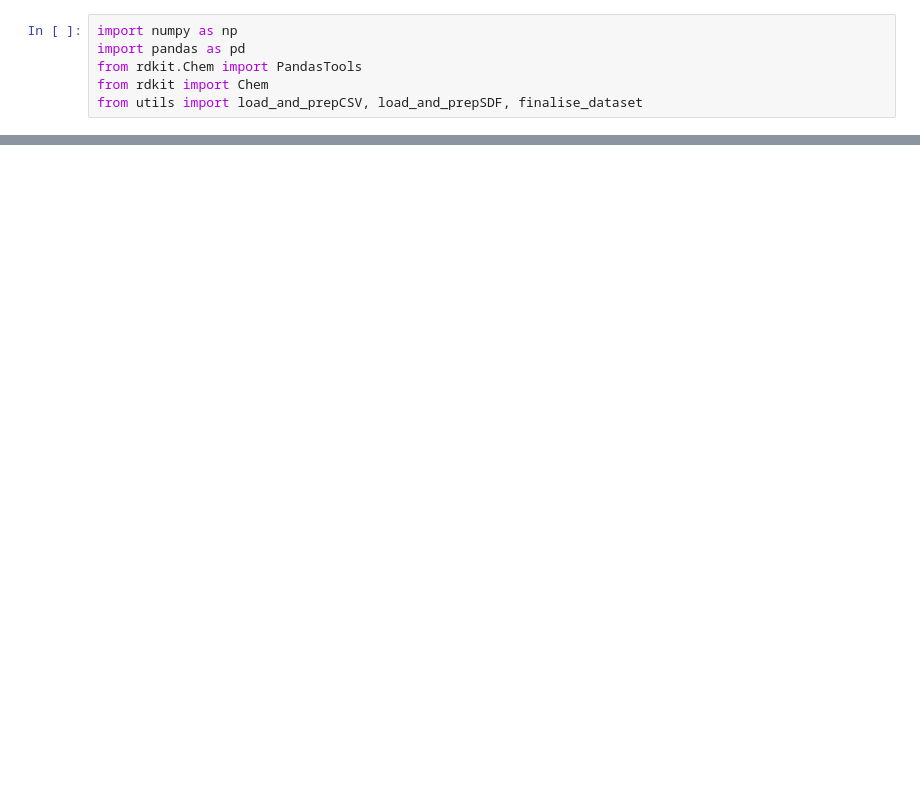
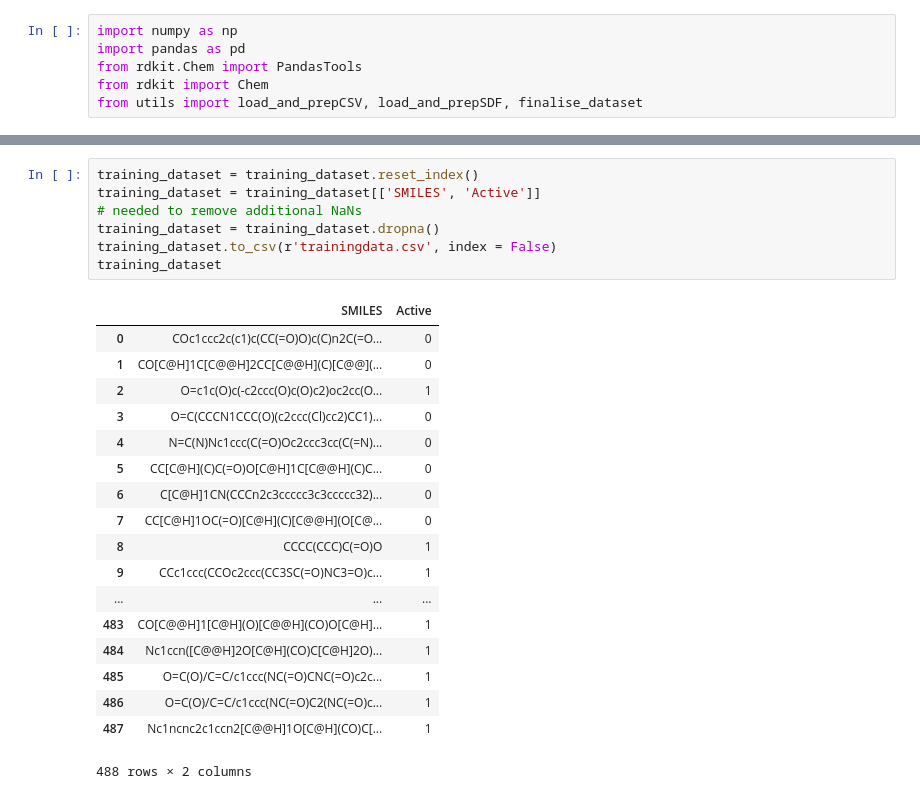
Before and after one commit to estherb-s/CovidGCN, a Jupyter notebook: CreateTrainingDataset.ipynb, the cells around one changed output, grey strips where cells are left out. Saved outputs shown, nothing was run; the diff lists cells and outputs as text; blank space fills up the shorter version.

```diff
--- a/CreateTrainingDataset.ipynb
+++ b/CreateTrainingDataset.ipynb
@@ -69,0 +151,26 @@ Active
+# %%
+training_dataset = training_dataset.reset_index()
+training_dataset = training_dataset[['SMILES', 'Active']]
+# needed to remove additional NaNs
+training_dataset = training_dataset.dropna()
+training_dataset.to_csv(r'trainingdata.csv', index = False)
+training_dataset
+# %% [output]
+|  | SMILES | Active |
+| 0 | COc1ccc2c(c1)c(CC(=O)O)c(C)n2C(=O... | 0 |
+| 1 | CO[C@H]1C[C@@H]2CC[C@@H](C)[C@@](... | 0 |
+| 2 | O=c1c(O)c(-c2ccc(O)c(O)c2)oc2cc(O... | 1 |
+| 3 | O=C(CCCN1CCC(O)(c2ccc(Cl)cc2)CC1)... | 0 |
+| 4 | N=C(N)Nc1ccc(C(=O)Oc2ccc3cc(C(=N)... | 0 |
+| 5 | CC[C@H](C)C(=O)O[C@H]1C[C@@H](C)C... | 0 |
+| 6 | C[C@H]1CN(CCCn2c3ccccc3c3ccccc32)... | 0 |
+| 7 | CC[C@H]1OC(=O)[C@H](C)[C@@H](O[C@... | 0 |
+| 8 | CCCC(CCC)C(=O)O | 1 |
+| 9 | CCc1ccc(CCOc2ccc(CC3SC(=O)NC3=O)c... | 1 |
+| ... | ... | ... |
+| 483 | CO[C@@H]1[C@H](O)[C@@H](CO)O[C@H]... | 1 |
+| 484 | Nc1ccn([C@@H]2O[C@H](CO)C[C@H]2O)... | 1 |
+| 485 | O=C(O)/C=C/c1ccc(NC(=O)CNC(=O)c2c... | 1 |
+| 486 | O=C(O)/C=C/c1ccc(NC(=O)C2(NC(=O)c... | 1 |
+| 487 | Nc1ncnc2c1ccn2[C@@H]1O[C@H](CO)C[... | 1 |
+488 rows × 2 columns
```
Also changed, not shown: parts of 19 cells of this notebook.
